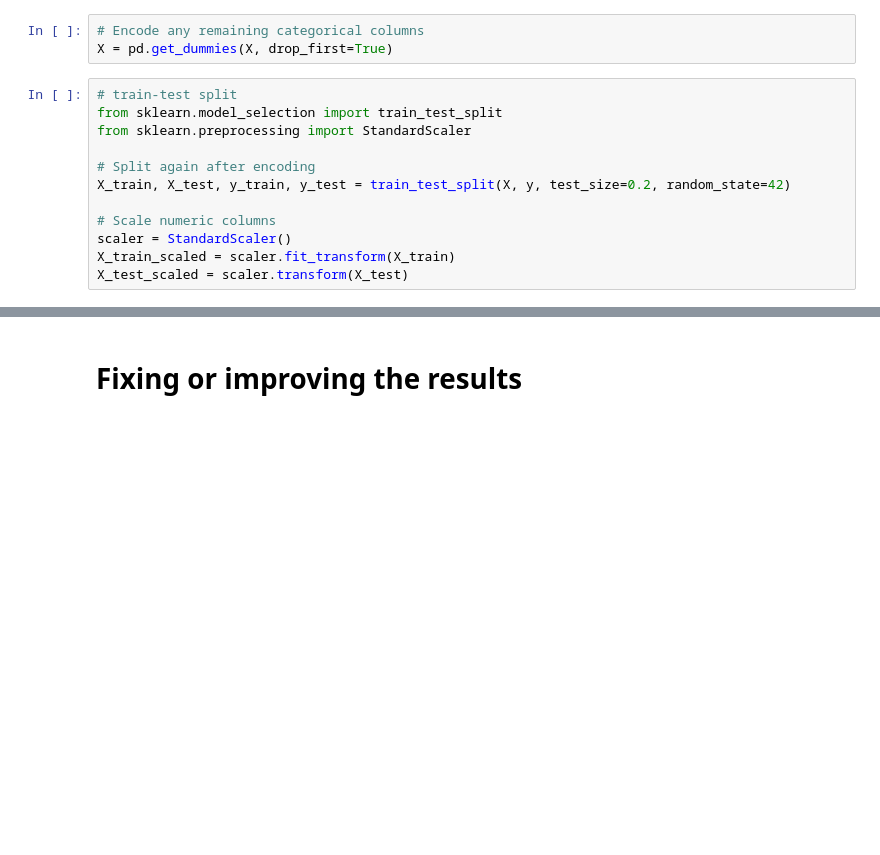
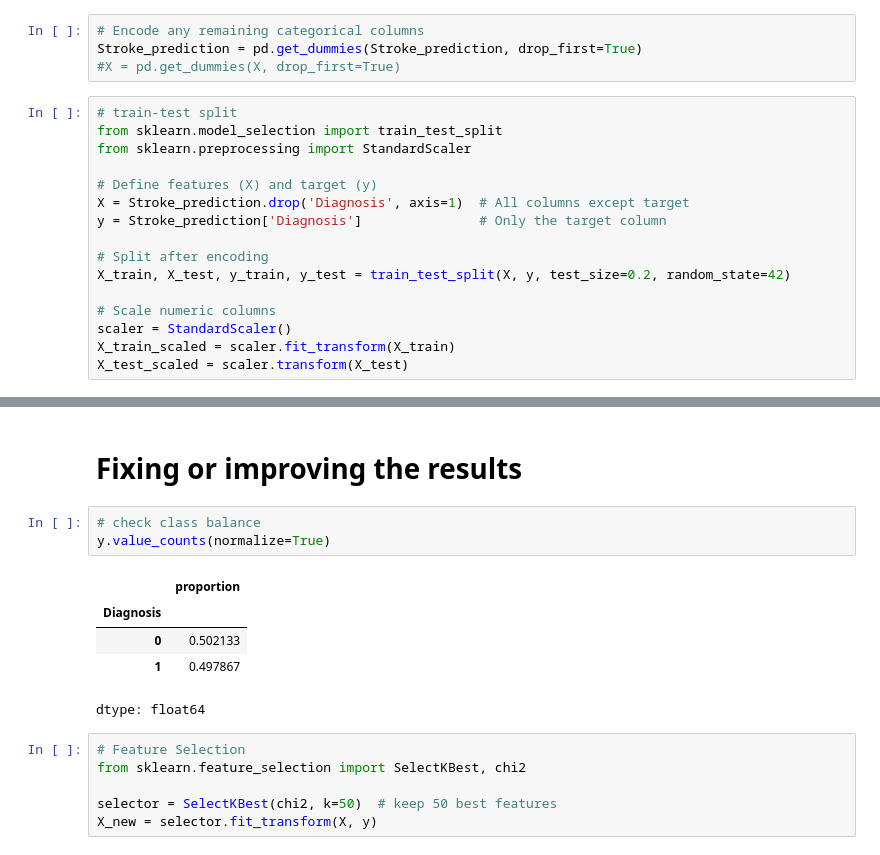
Before and after one commit to AlfredXNet/Stroke-Prediction-App, a Jupyter notebook: notebooks/stroke_prediction.ipynb, the cells around one changed output, grey strips where cells are left out. Cells and saved outputs as stored; diff of their text form; blank space fills up the shorter version.

Commit message:
Applied Feature Reduction to improve results after training models

```diff
--- a/notebooks/stroke_prediction.ipynb
+++ b/notebooks/stroke_prediction.ipynb
@@ -347,13 +347,18 @@ Index(['Gender', 'Marital Status', 'Work Type', 'Residence Type',
       dtype='object')
 # %%
 # Encode any remaining categorical columns
-X = pd.get_dummies(X, drop_first=True)
+Stroke_prediction = pd.get_dummies(Stroke_prediction, drop_first=True)
+#X = pd.get_dummies(X, drop_first=True)
 # %%
 # train-test split
 from sklearn.model_selection import train_test_split
 from sklearn.preprocessing import StandardScaler
 
-# Split again after encoding
+# Define features (X) and target (y)
+X = Stroke_prediction.drop('Diagnosis', axis=1)  # All columns except target
+y = Stroke_prediction['Diagnosis']               # Only the target column
+
+# Split after encoding
 X_train, X_test, y_train, y_test = train_test_split(X, y, test_size=0.2, random_state=42)
 
 # Scale numeric columns
@@ -432,3 +437,18 @@ Classification Report:
 weighted avg       0.49      0.49      0.49      3000
 # %% [markdown]
 # **Fixing or improving the results**
+# %%
+# check class balance
+y.value_counts(normalize=True)
+# %% [output]
+|  | proportion |
+| Diagnosis |  |
+| 0 | 0.502133 |
+| 1 | 0.497867 |
+dtype: float64
+# %%
+# Feature Selection
+from sklearn.feature_selection import SelectKBest, chi2
+
+selector = SelectKBest(chi2, k=50)  # keep 50 best features
+X_new = selector.fit_transform(X, y)
```
Also changed, not shown: parts of 8 cells of this notebook.
